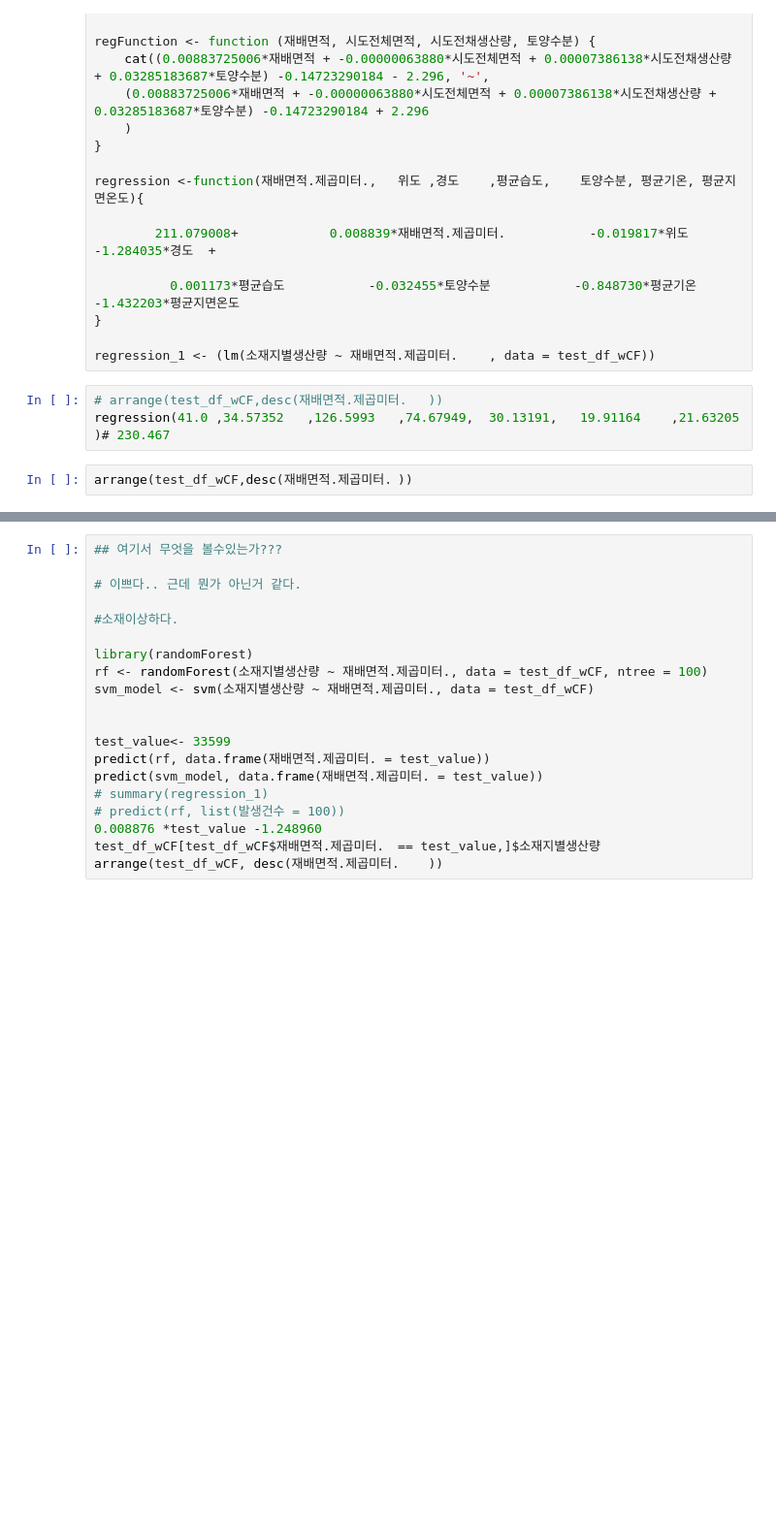
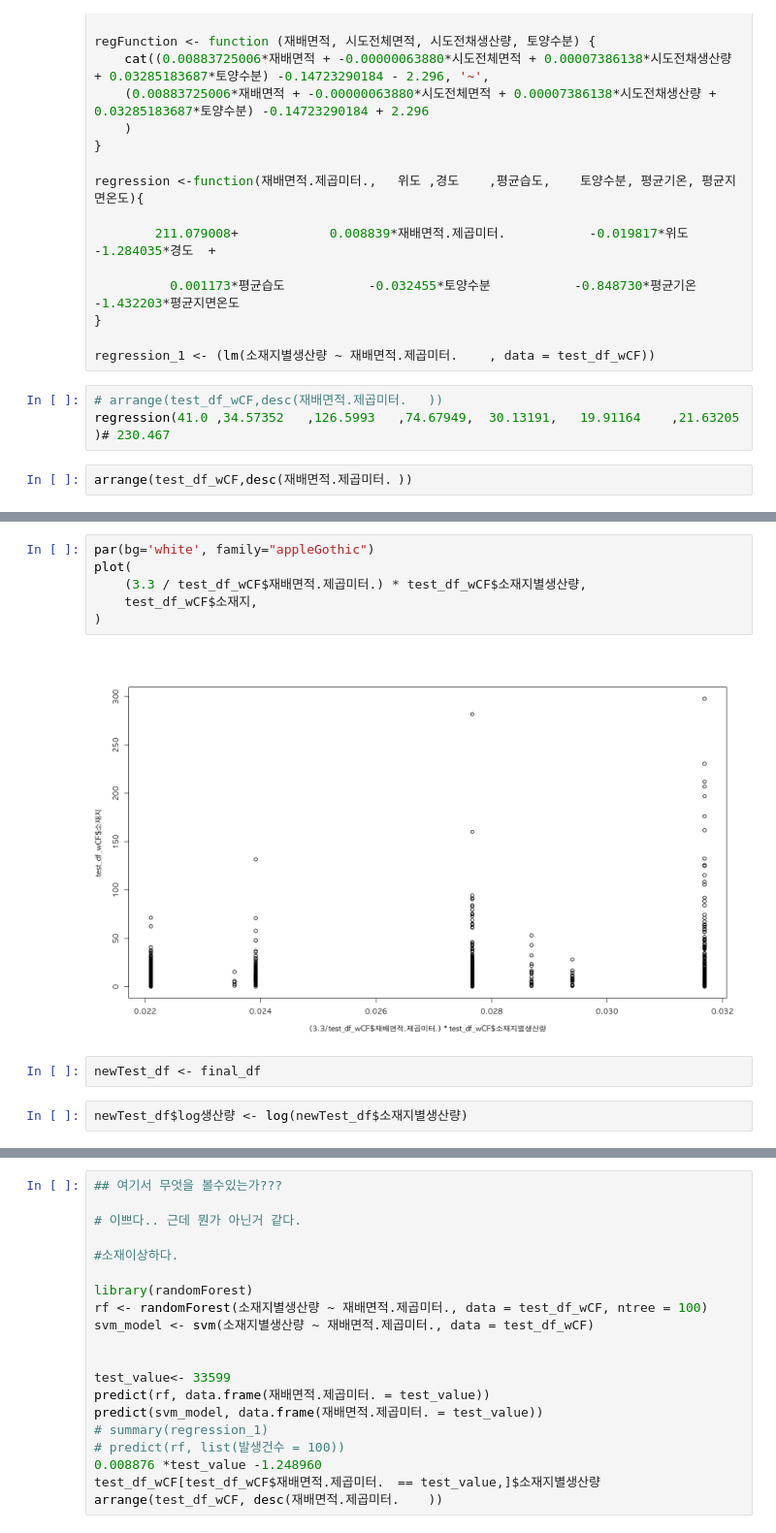
Before and after one commit to tjdwlsaos22/RecoFarm, a Jupyter notebook: Project/GAP.ipynb, the cells around one changed output, grey strips where cells are left out. Shown at 97% size. Cells and saved outputs as stored; diff of their text form; blank space fills up the shorter version.

```diff
--- a/Project/GAP.ipynb
+++ b/Project/GAP.ipynb
@@ -306,0 +525,12 @@ rfFun(randomForest, test_df_wCF, 8, 4)
+# %%
+par(bg='white', family="appleGothic")
+plot(
+    (3.3 / test_df_wCF$재배면적.제곱미터.) * test_df_wCF$소재지별생산량,
+    test_df_wCF$소재지,
+)
+# %% [output]
+[figure, added]
+# %%
+newTest_df <- final_df
+# %%
+newTest_df$log생산량 <- log(newTest_df$소재지별생산량)
```
Also changed, not shown: parts of 39 cells of this notebook, 8 other files.
